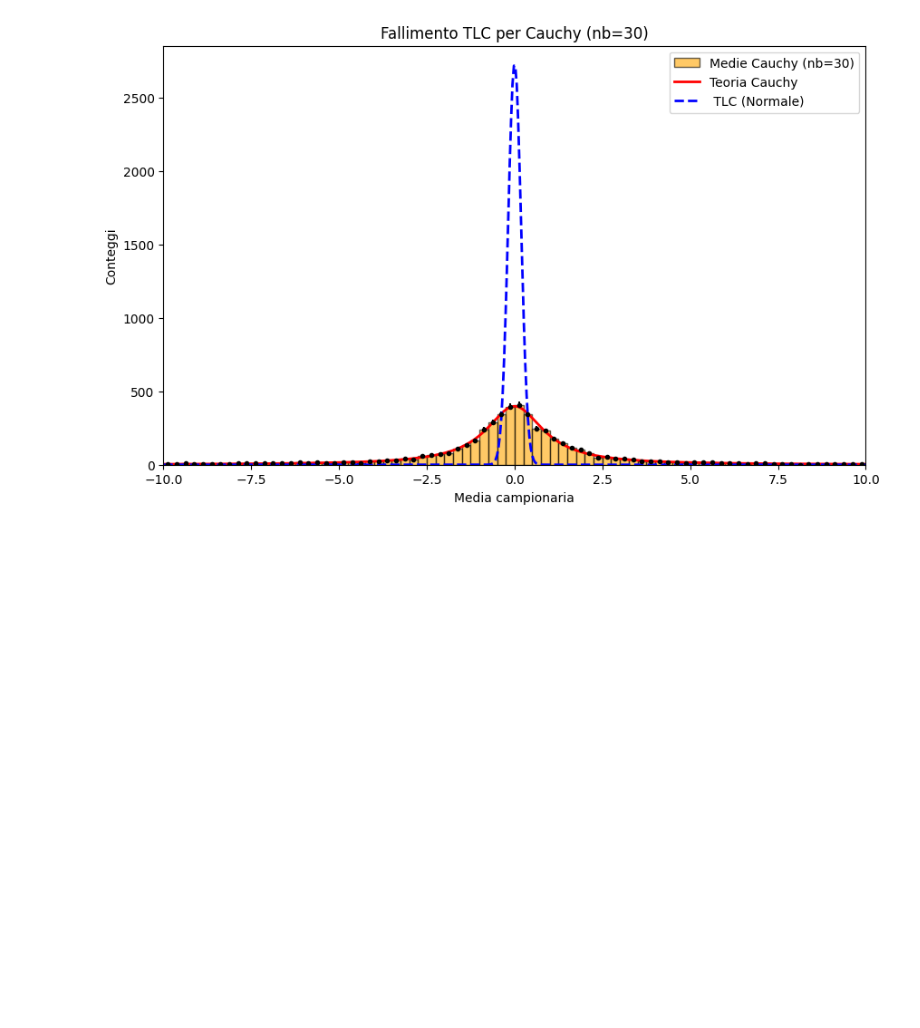
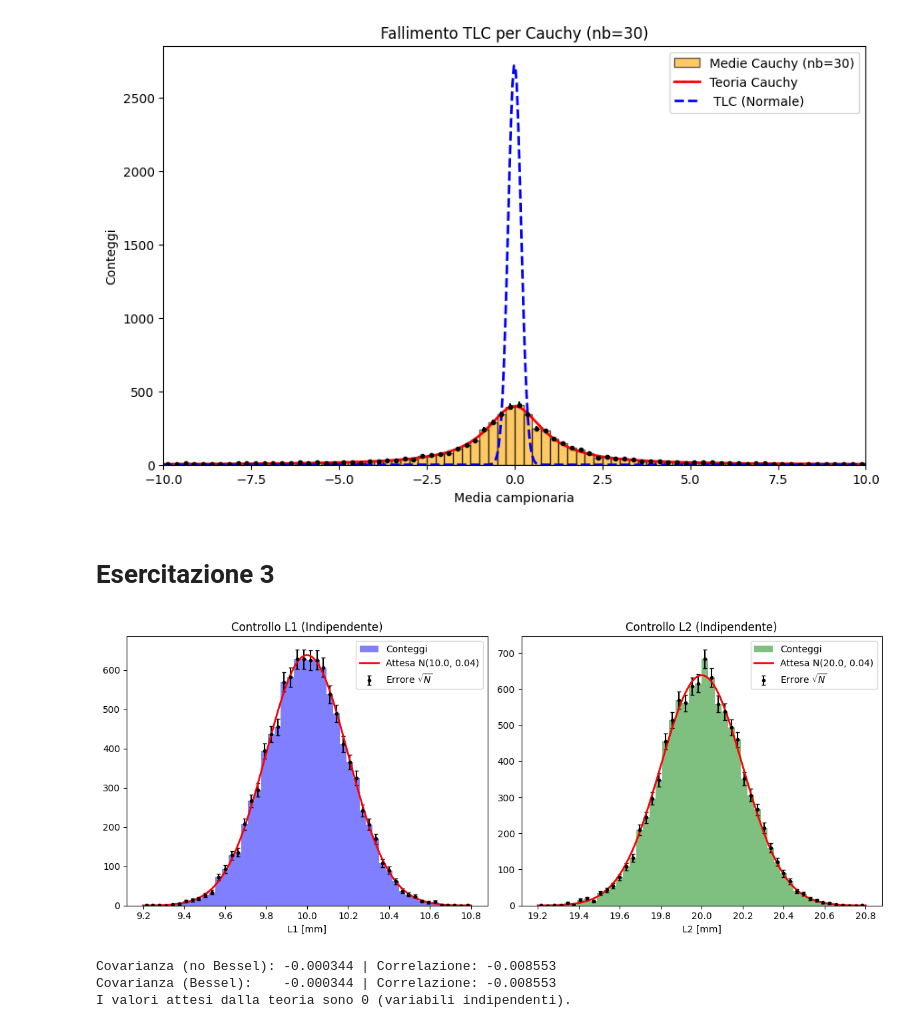
Before and after one commit to Its-mics/Statistica, a Jupyter notebook: laboratorio/Esercitazioni/File_Esercitazioni.ipynb, the cells around one changed output. Cells and saved outputs as stored; diff of their text form; code cells hidden in the pictures; blank space fills up the shorter version.

```diff
--- a/laboratorio/Esercitazioni/File_Esercitazioni.ipynb
+++ b/laboratorio/Esercitazioni/File_Esercitazioni.ipynb
@@ -405,3 +405,75 @@ plt.legend()
 plt.show()
 # %% [output]
 [figure]
+# %% [markdown]
+# Esercitazione 3
+# %%
+import numpy as np
+import matplotlib.pyplot as plt
+from scipy.stats import norm
+
+
+np.random.seed(42) # Fissiamo il seed per avere risultati riproducibili
+n = 10000
+mu1, mu2 = 10.0, 20.0
+sigma = 0.2
+
+# Generazione dati indipendenti
+L1 = np.random.normal(mu1, sigma, n)
+L2 = np.random.normal(mu2, sigma, n)
+
+# Impostiamo una griglia di grafici 1x2 per i controlli iniziali
+fig, (ax1, ax2) = plt.subplots(1, 2, figsize=(12, 5))
+
+# --- Istogramma L1 ---
+conteggi1, bins1, _ = ax1.hist(L1, bins=50, range=(mu1-4*sigma, mu1+4*sigma), color='blue', alpha=0.5, label='Conteggi')
+centri1 = (bins1[:-1] + bins1[1:]) / 2
+ax1.errorbar(centri1, conteggi1, yerr=np.sqrt(conteggi1), fmt='k.', capsize=2, label='Errore $\sqrt{N}$')
+
+x1 = np.linspace(mu1-4*sigma, mu1+4*sigma, 200)
+attesa1 = norm.pdf(x1, mu1, sigma) * n * (bins1[1] - bins1[0])
+ax1.plot(x1, attesa1, 'r-', lw=2, label=f'Attesa N({mu1}, {sigma**2:.2f})')
+ax1.set_title('Controllo L1 (Indipendente)')
+ax1.set_xlabel('L1 [mm]')
+ax1.legend()
+
+# --- Istogramma L2 ---
+conteggi2, bins2, _ = ax2.hist(L2, bins=50, range=(mu2-4*sigma, mu2+4*sigma), color='green', alpha=0.5, label='Conteggi')
+centri2 = (bins2[:-1] + bins2[1:]) / 2
+ax2.errorbar(centri2, conteggi2, yerr=np.sqrt(conteggi2), fmt='k.', capsize=2, label='Errore $\sqrt{N}$')
+
+x2 = np.linspace(mu2-4*sigma, mu2+4*sigma, 200)
+attesa2 = norm.pdf(x2, mu2, sigma) * n * (bins2[1] - bins2[0])
+ax2.plot(x2, attesa2, 'r-', lw=2, label=f'Attesa N({mu2}, {sigma**2:.2f})')
+ax2.set_title('Controllo L2 (Indipendente)')
+ax2.set_xlabel('L2 [mm]')
+ax2.legend()
+
+plt.tight_layout()
+plt.show()
+# %% [output]
+[figure, added]
+# %%
+# 1.1 Covarianza e Correlazione manuali (con e senza Bessel)
+media_L1 = np.mean(L1)
+media_L2 = np.mean(L2)
+
+# Senza correzione di Bessel (diviso n)
+cov_nobessel = np.sum((L1 - media_L1) * (L2 - media_L2)) / n
+var_L1_nb = np.sum((L1 - media_L1)**2) / n
+var_L2_nb = np.sum((L2 - media_L2)**2) / n
+corr_nobessel = cov_nobessel / np.sqrt(var_L1_nb * var_L2_nb)
+
+# Con correzione di Bessel (diviso n-1)
+cov_bessel = np.sum((L1 - media_L1) * (L2 - media_L2)) / (n - 1)
+var_L1_b = np.sum((L1 - media_L1)**2) / (n - 1)
+var_L2_b = np.sum((L2 - media_L2)**2) / (n - 1)
+corr_bessel = cov_bessel / np.sqrt(var_L1_b * var_L2_b)
+
+print(f"Covarianza (no Bessel): {cov_nobessel:.6f} | Correlazione: {corr_nobessel:.6f}")
+print(f"Covarianza (Bessel):    {cov_bessel:.6f} | Correlazione: {corr_bessel:.6f}")
+print("I valori attesi dalla teoria sono 0 (variabili indipendenti).")
+# %% [output]
+Covarianza (no Bessel): -0.000344 | Correlazione: -0.008553
+Covarianza (Bessel):    -0.000344 | Correlazione: -0.008553
+I valori attesi dalla teoria sono 0 (variabili indipendenti).
```
Also changed, not shown: parts of 6 cells of this notebook.
